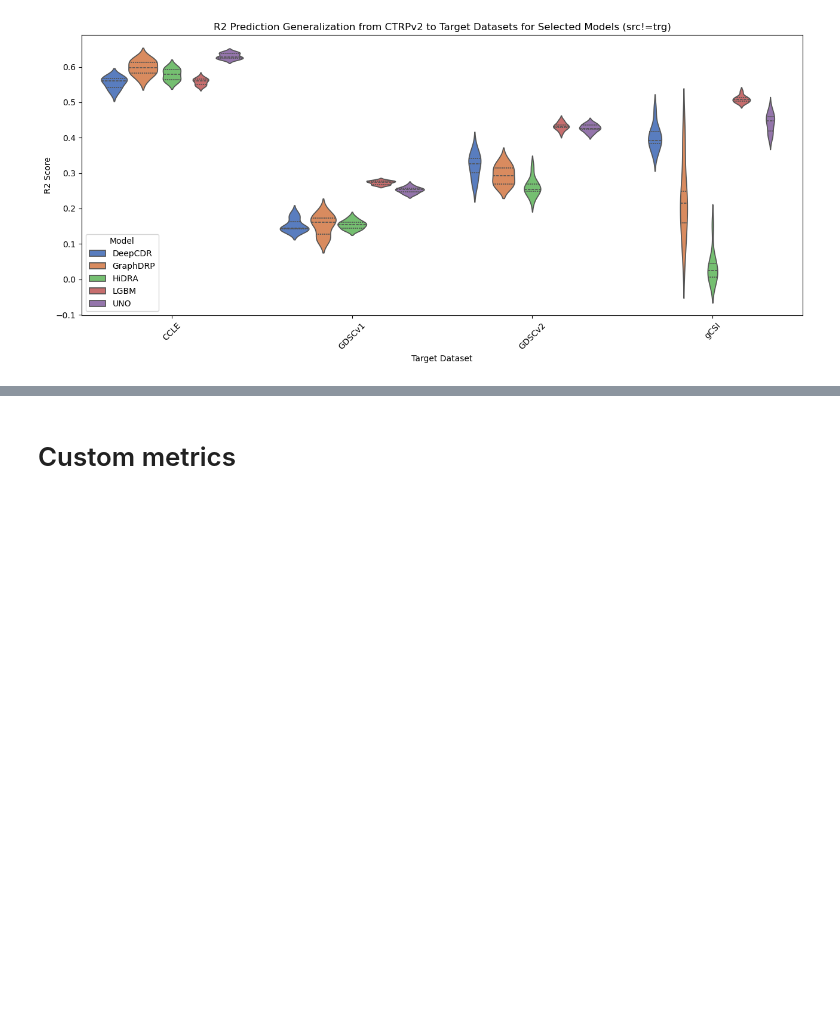
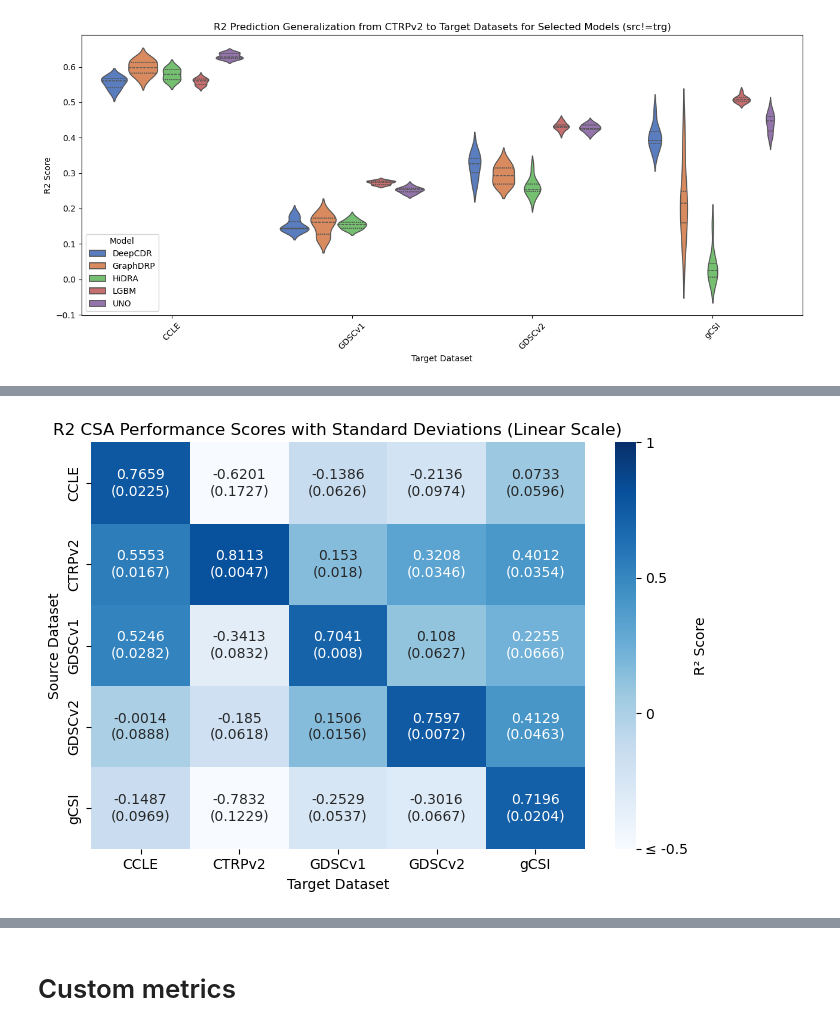
Before and after one commit to adpartin/cross-dataset-drp-paper, a Jupyter notebook: postprocess_plot.ipynb, the cells around one changed output, grey strips where cells are left out. Drawn from its saved outputs; the diff is of its cells as text; code cells hidden in the pictures; blank space fills up the shorter version.

```diff
--- a/postprocess_plot.ipynb
+++ b/postprocess_plot.ipynb
@@ -208,9 +208,11 @@ See the caveats in the documentation: https://pandas.pydata.org/pandas-docs/stab
 # Using Seaborn
 # ------------------------------------------------------------------------------------------------
 
-datadir = Path('splits_averaged')
-mean_csa_filename = 'graphdrp_r2_mean_csa_table.csv'
-std_csa_filename = 'graphdrp_r2_std_csa_table.csv'
+model_name = "graphdrp"
+
+# datadir = Path('splits_averaged')
+mean_csa_filename = f'{model_name}_{metric_name}_mean_csa_table.csv'
+std_csa_filename = f'{model_name}_{metric_name}_std_csa_table.csv'
 
 scores_csa_data = pd.read_csv(filepath / datadir / mean_csa_filename, sep=',')
 std_csa_data = pd.read_csv(filepath / datadir / std_csa_filename, sep=',')
@@ -225,35 +242,63 @@ display(std_csa_data)
 ## CSA Performance Scores with Standard Deviations (Linear Scale)
 # ------------------------------------------------------------------------------------------------
 
-# Define colormap
-cmap = sns.color_palette("Blues", as_cmap=True)
+metric_name = "r2"
 
-# Use Normalize to ensure linear scaling
-threshold = -0.5  # Values <= -0.5 will be deep blue
-norm = Normalize(vmin=threshold, vmax=1)
+metrics_name_mapping = {
+    "r2": "R²",
+    "mae": "MAE",
+    "rmse": "RMSE",
+}
 
-# Combine scores and stds for annotations
-combined_annotations = scores_csa_data.round(4).astype(str) + "\n(" + std_csa_data.round(4).astype(str) + ")"
+def plot_csa_heatmap(model_name, metric_name):
+    """
+    Plot the CSA performance scores with standard deviations as a heatmap.
+    """
+    # Define colormap
+    cmap = sns.color_palette("Blues", as_cmap=True)
 
-# Plot the heatmap
-plt.figure(figsize=(7, 5))
-sns.heatmap(
-    scores_csa_data,
-    annot=combined_annotations.values,
-    fmt="",
-    cmap=cmap,
-    norm=norm,
-    cbar_kws={'label': 'R² Score'}
-)
+    # Use Normalize to ensure linear scaling
+    threshold = -0.5  # Values <= -0.5 will be deep blue
+    norm = Normalize(vmin=threshold, vmax=1)
 
-# Customize colorbar ticks
-colorbar = plt.gca().collections[0].colorbar
-colorbar.set_ticks([threshold, 0, 0.5, 1])
-colorbar.set_ticklabels([f"≤ {threshold}", "0", "0.5", "1"])
+    # Combine scores and stds for annotations
+    combined_annotations = scores_csa_data.round(4).astype(str) + "\n(" + std_csa_data.round(4).astype(str) + ")"
 
-# Finalize plot
-plt.title("CSA Performance Scores with Standard Deviations (Linear Scale)")
-plt.xlabel("Target Dataset")
-plt.ylabel("Source Dataset")
-plt.tight_layout()
-plt.show()
+    # Plot the heatmap
+    plt.figure(figsize=(7, 5))
+    sns.heatmap(
+        scores_csa_data,
+        annot=combined_annotations.values,
+        fmt="",
+        cmap=cmap,
+        norm=norm,
+        cbar_kws={'label': f'{metrics_name_mapping[metric_name]} Score'}
+    )
+
+    # Customize colorbar ticks
+    colorbar = plt.gca().collections[0].colorbar
+    colorbar.set_ticks([threshold, 0, 0.5, 1])
+    colorbar.set_ticklabels([f"≤ {threshold}", "0", "0.5", "1"])
+
+    # Finalize plot
+    plt.title(f"{metric_name.upper()} CSA Performance Scores with Standard Deviations (Linear Scale)")
+    plt.xlabel("Target Dataset")
+    plt.ylabel("Source Dataset")
+    plt.tight_layout()
+    plt.savefig(outdir / f"{metric_name}_{model_name}_csa_heatmap_with_stds.png")
+    plt.show()
+
+
+for model_name in model_name_mapping.keys():
+    print(model_name)
+    mean_csa_filename = f'{model_name}_{metric_name}_mean_csa_table.csv'
+    std_csa_filename = f'{model_name}_{metric_name}_std_csa_table.csv'
+
+    scores_csa_data = pd.read_csv(filepath / datadir / mean_csa_filename, sep=',')
+    std_csa_data = pd.read_csv(filepath / datadir / std_csa_filename, sep=',')
+
+    scores_csa_data.set_index("src", inplace=True)
+    std_csa_data.set_index("src", inplace=True)
+
+    plot_csa_heatmap(model_name, metric_name)
+# %% [output]
@@ -259,0 +306 @@ plt.show()
+[figure, added]
```
Also changed, not shown: parts of 4 cells of this notebook, 1 other file.
